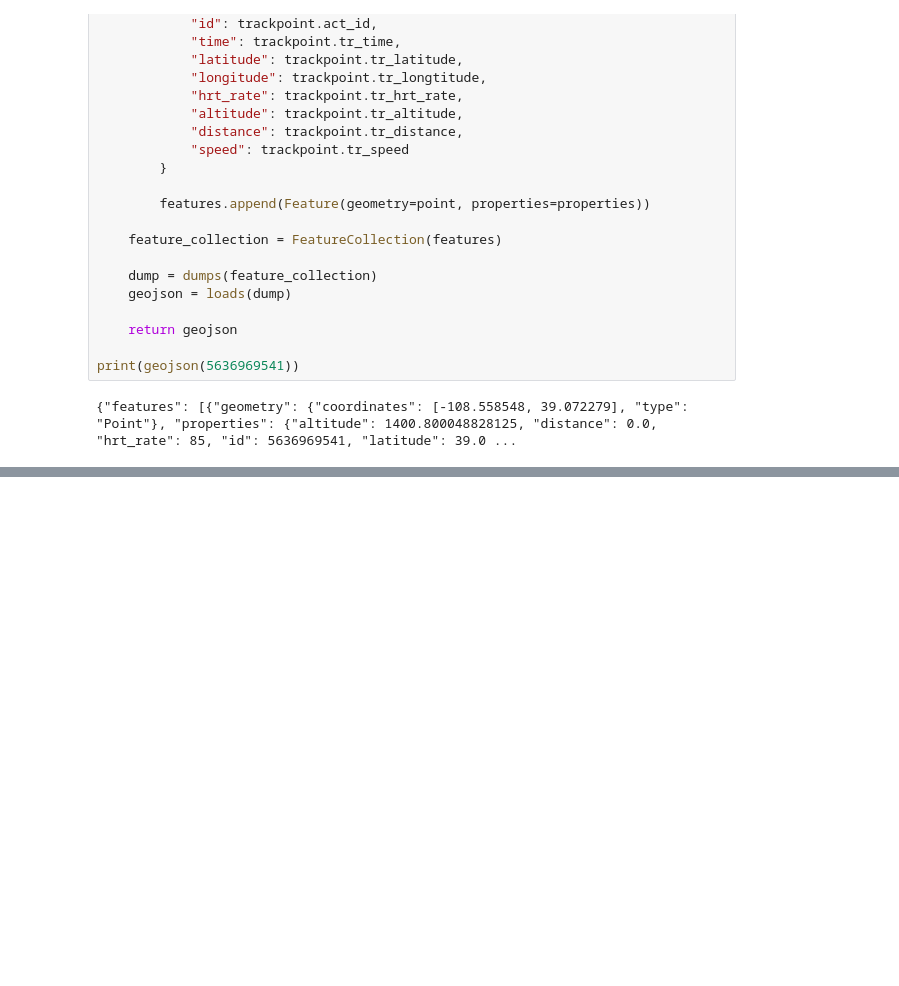
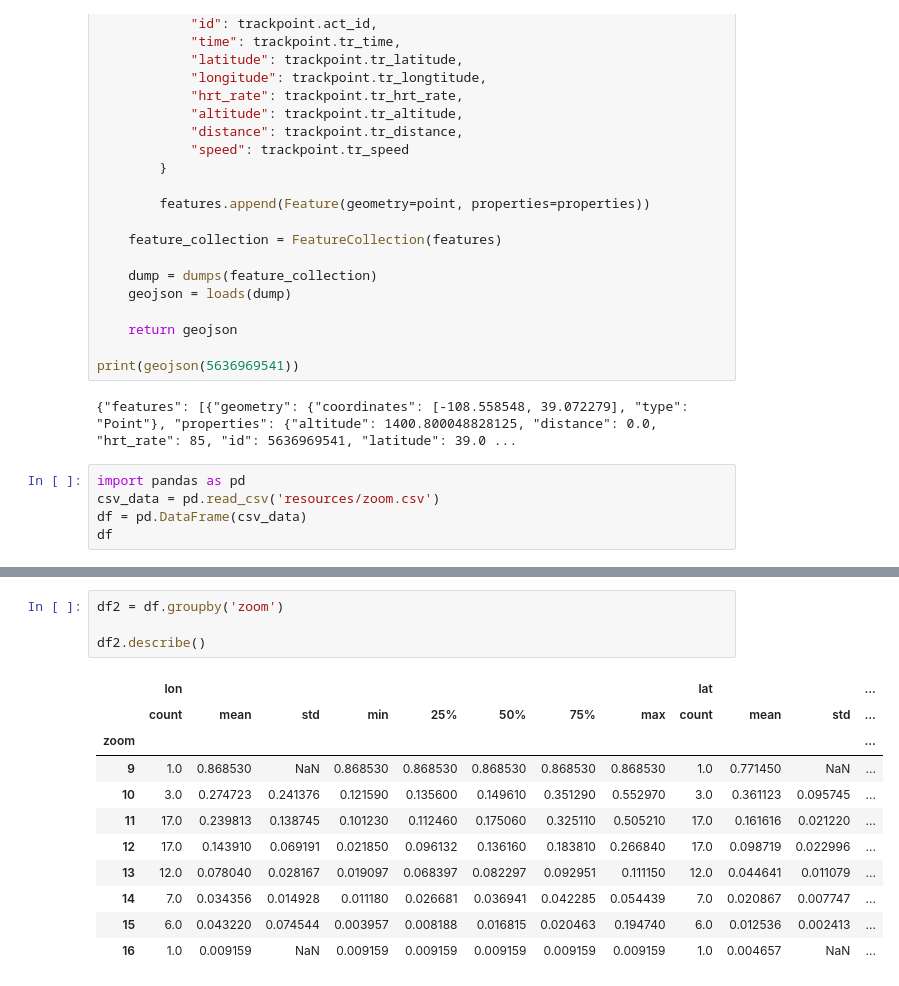
Before and after one commit to Phillips4100/Activity-Replay, a Jupyter notebook: Untitled.ipynb, the cells around one changed output, grey strips where cells are left out. Cells and saved outputs as stored; diff of their text form; blank space fills up the shorter version.

```diff
--- a/Untitled.ipynb
+++ b/Untitled.ipynb
@@ -70,3 +70,8 @@ def geojson(activity_id):
 print(geojson(5636969541))
 # %% [output]
 {"features": [{"geometry": {"coordinates": [-108.558548, 39.072279], "type": "Point"}, "properties": {"altitude": 1400.800048828125, "distance": 0.0, "hrt_rate": 85, "id": 5636969541, "latitude": 39.0 ...
+# %%
+import pandas as pd
+csv_data = pd.read_csv('resources/zoom.csv')
+df = pd.DataFrame(csv_data)
+df
@@ -72,0 +92,16 @@ print(geojson(5636969541))
+# %%
+df2 = df.groupby('zoom')
+
+df2.describe()
+# %% [output]
+|  | lon |  |  |  |  |  |  |  | lat |  |  | ... |
+|  | count | mean | std | min | 25% | 50% | 75% | max | count | mean | std | ... |
+| zoom |  |  |  |  |  |  |  |  |  |  |  | ... |
+| 9 | 1.0 | 0.868530 | NaN | 0.868530 | 0.868530 | 0.868530 | 0.868530 | 0.868530 | 1.0 | 0.771450 | NaN | ... |
+| 10 | 3.0 | 0.274723 | 0.241376 | 0.121590 | 0.135600 | 0.149610 | 0.351290 | 0.552970 | 3.0 | 0.361123 | 0.095745 | ... |
+| 11 | 17.0 | 0.239813 | 0.138745 | 0.101230 | 0.112460 | 0.175060 | 0.325110 | 0.505210 | 17.0 | 0.161616 | 0.021220 | ... |
+| 12 | 17.0 | 0.143910 | 0.069191 | 0.021850 | 0.096132 | 0.136160 | 0.183810 | 0.266840 | 17.0 | 0.098719 | 0.022996 | ... |
+| 13 | 12.0 | 0.078040 | 0.028167 | 0.019097 | 0.068397 | 0.082297 | 0.092951 | 0.111150 | 12.0 | 0.044641 | 0.011079 | ... |
+| 14 | 7.0 | 0.034356 | 0.014928 | 0.011180 | 0.026681 | 0.036941 | 0.042285 | 0.054439 | 7.0 | 0.020867 | 0.007747 | ... |
+| 15 | 6.0 | 0.043220 | 0.074544 | 0.003957 | 0.008188 | 0.016815 | 0.020463 | 0.194740 | 6.0 | 0.012536 | 0.002413 | ... |
+| 16 | 1.0 | 0.009159 | NaN | 0.009159 | 0.009159 | 0.009159 | 0.009159 | 0.009159 | 1.0 | 0.004657 | NaN | ... |
```
Also changed, not shown: parts of 1 cell of this notebook, 3 other files.
